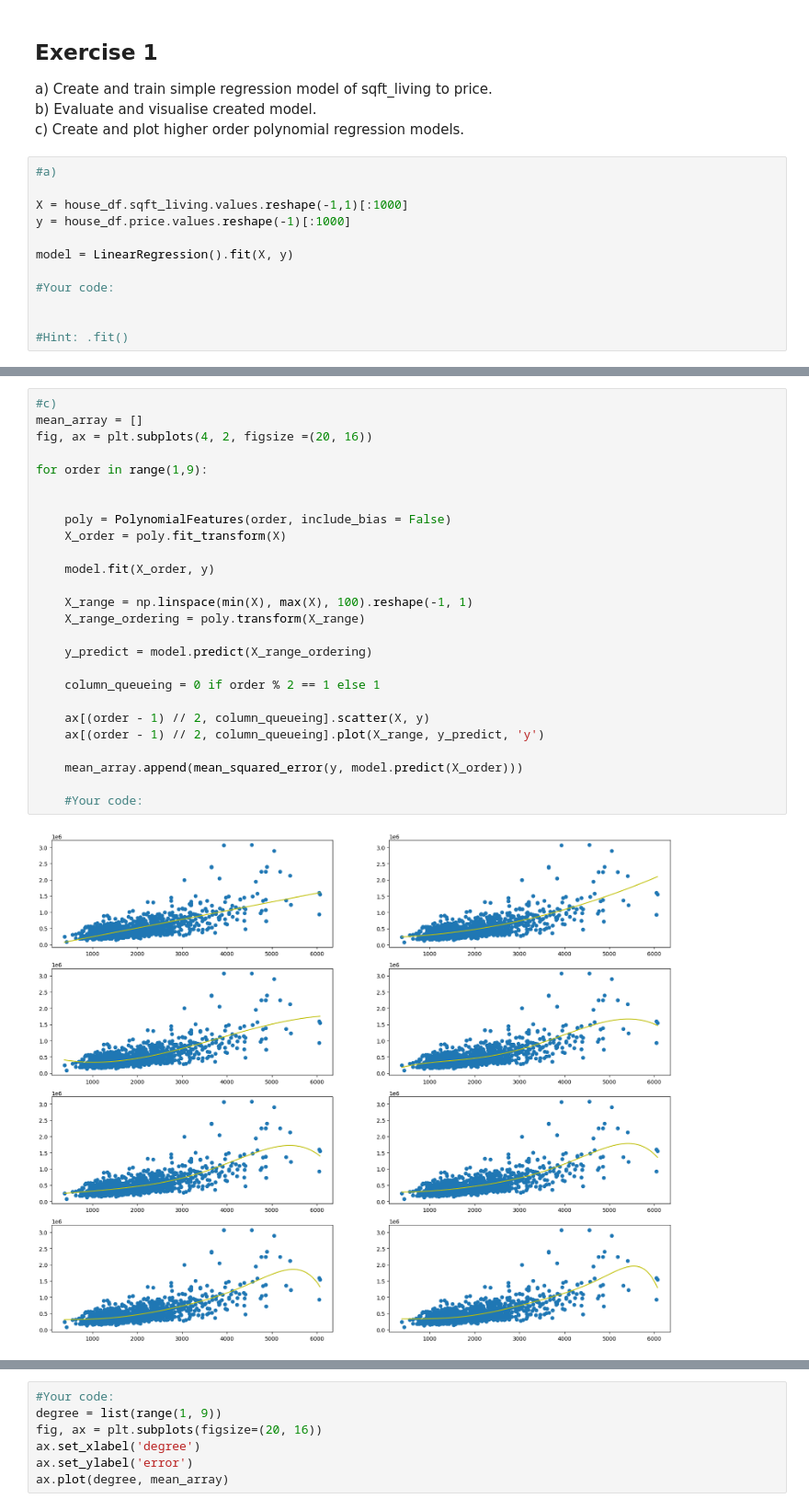
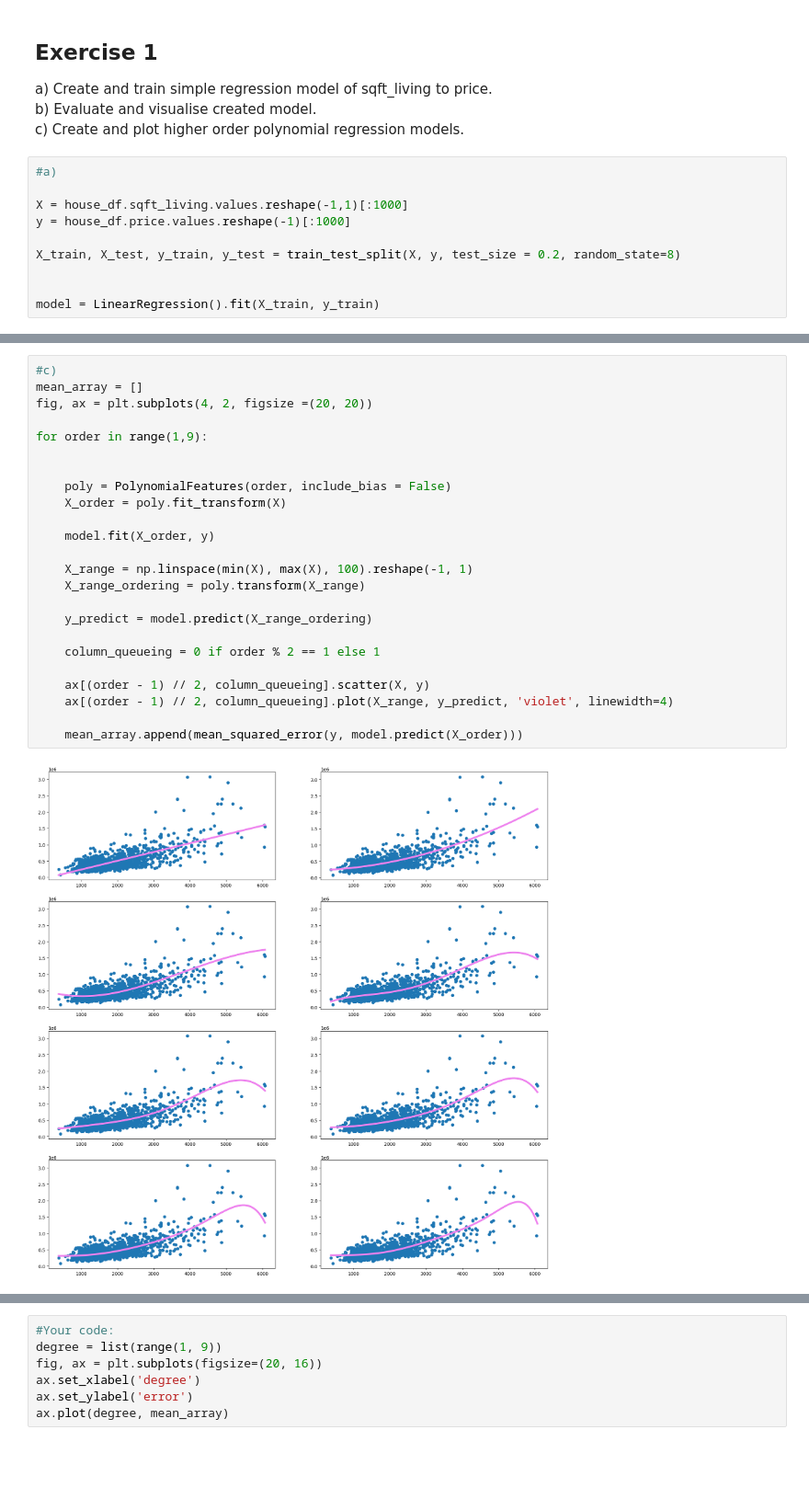
Before and after one commit to qojigedou/data_science, a Jupyter notebook: Assignment_2_with_code.ipynb, the cells around one changed output, grey strips where cells are left out. Shown at 92% size. Cells and saved outputs as stored; diff of their text form; blank space fills up the shorter version.

```diff
--- a/Assignment_2_with_code.ipynb
+++ b/Assignment_2_with_code.ipynb
@@ -19,9 +19,7 @@ c) Create and plot higher order polynomial regression models.
 X = house_df.sqft_living.values.reshape(-1,1)[:1000]
 y = house_df.price.values.reshape(-1)[:1000]
 
-model = LinearRegression().fit(X, y)
-
-#Your code:
+X_train, X_test, y_train, y_test = train_test_split(X, y, test_size = 0.2, random_state=8)
 
 
-#Hint: .fit()
+model = LinearRegression().fit(X_train, y_train)
@@ -48,28 +66,26 @@ model.score(X, y)
 # %%
 #c)
 mean_array = []
-fig, ax = plt.subplots(4, 2, figsize =(20, 16))
+fig, ax = plt.subplots(4, 2, figsize =(20, 20))
 
 for order in range(1,9):
 
 
     poly = PolynomialFeatures(order, include_bias = False)
     X_order = poly.fit_transform(X)
 
     model.fit(X_order, y)
 
     X_range = np.linspace(min(X), max(X), 100).reshape(-1, 1)
     X_range_ordering = poly.transform(X_range)
 
     y_predict = model.predict(X_range_ordering)
 
     column_queueing = 0 if order % 2 == 1 else 1
 
     ax[(order - 1) // 2, column_queueing].scatter(X, y)
-    ax[(order - 1) // 2, column_queueing].plot(X_range, y_predict, 'y')
+    ax[(order - 1) // 2, column_queueing].plot(X_range, y_predict, 'violet', linewidth=4)
 
     mean_array.append(mean_squared_error(y, model.predict(X_order)))
-
-    #Your code:
 # %% [output]
-[figure, old version]
+[figure, new version]
```
Also changed, not shown: parts of 9 cells of this notebook.
